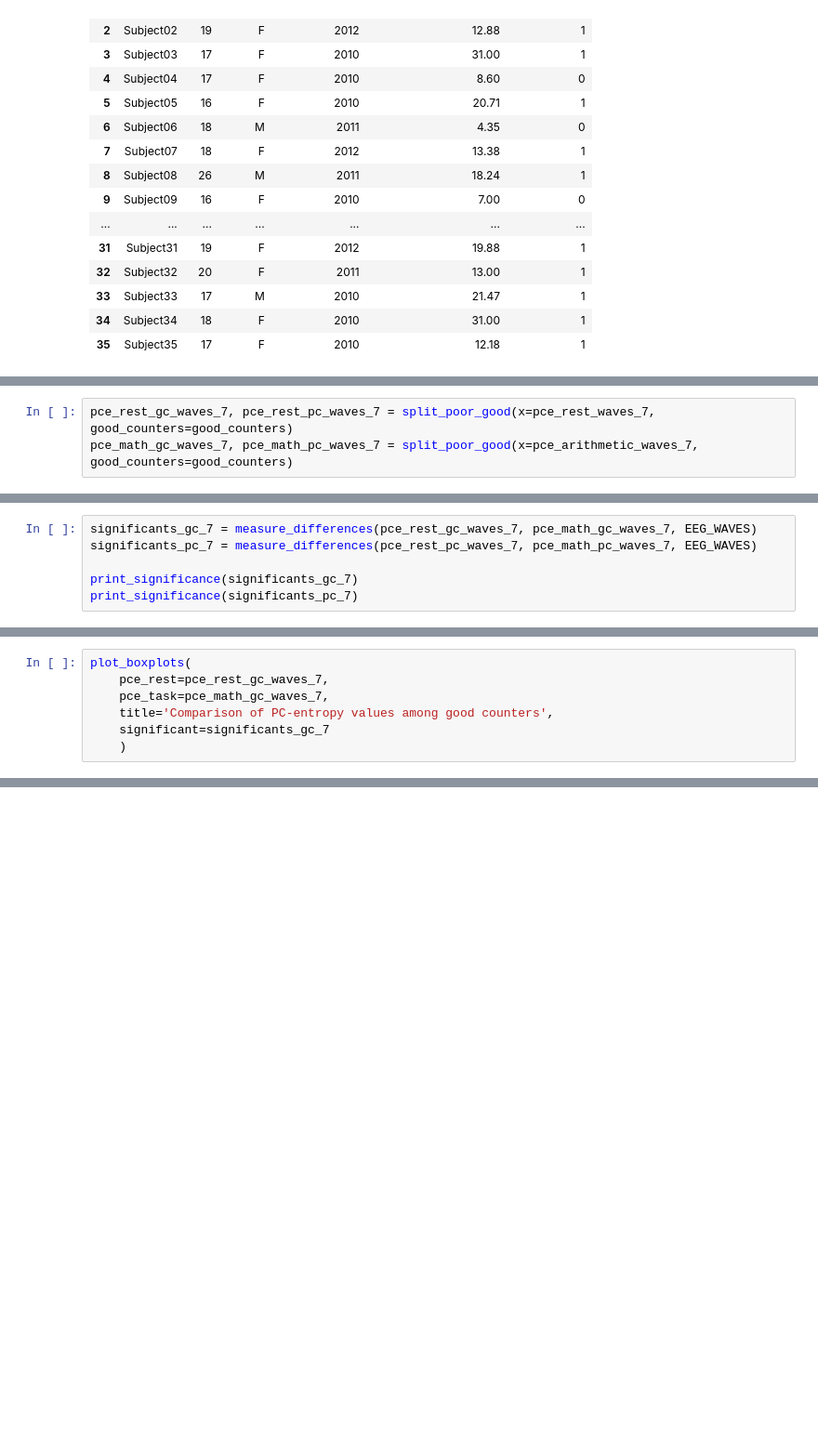
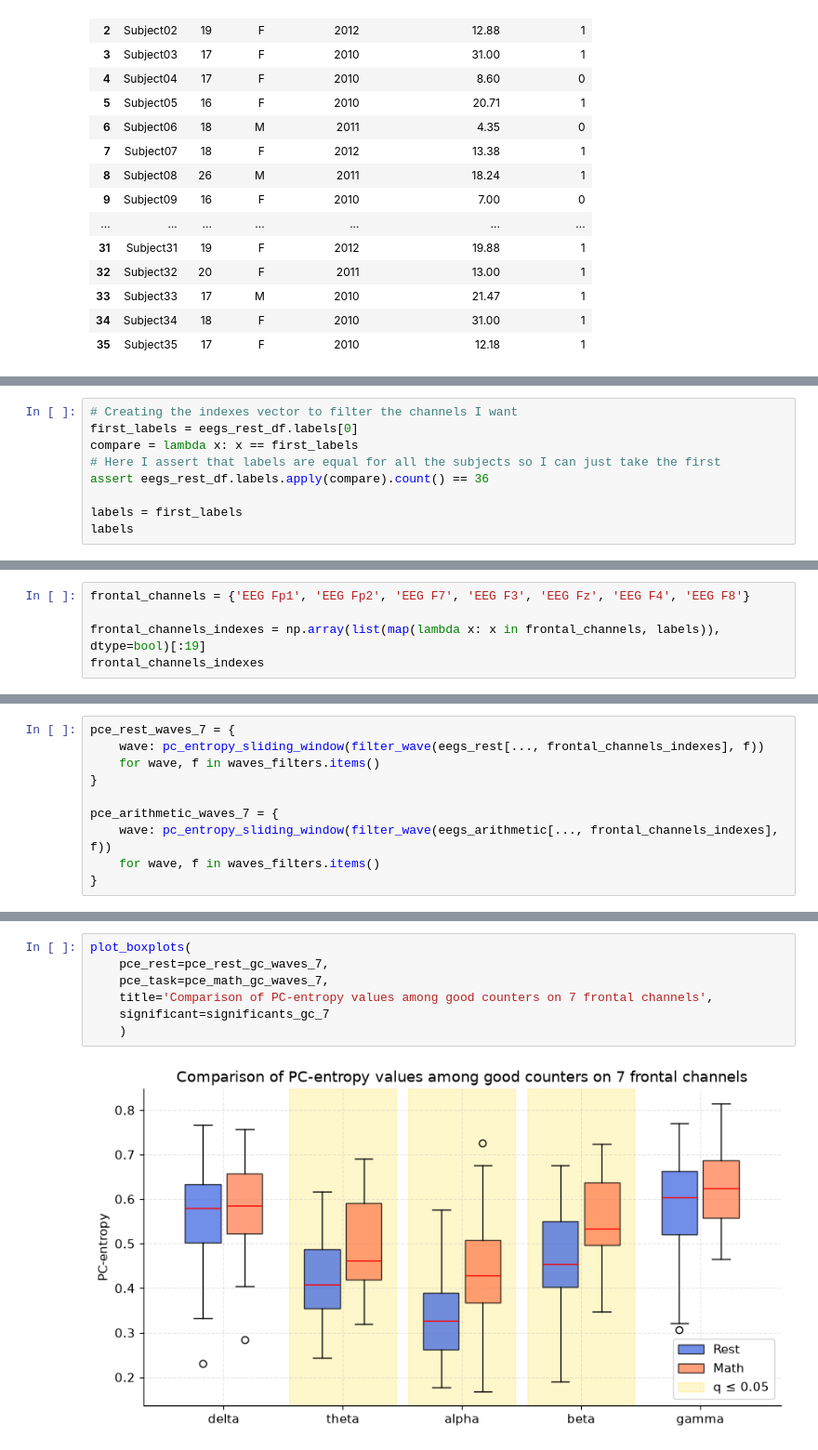
Before and after one commit to francodesource/principal-component-entropy, a Jupyter notebook: pce.ipynb, the cells around one changed output, grey strips where cells are left out. Shown at 93% size. Cells and saved outputs as stored; diff of their text form; blank space fills up the shorter version.

Commit message:
fix: selection of frontal channels

```diff
--- a/pce.ipynb
+++ b/pce.ipynb
@@ -758,3 +774,9 @@ pce_arithmetic_waves_7 = {
 # %%
-pce_rest_gc_waves_7, pce_rest_pc_waves_7 = split_poor_good(x=pce_rest_waves_7, good_counters=good_counters)
-pce_math_gc_waves_7, pce_math_pc_waves_7 = split_poor_good(x=pce_arithmetic_waves_7, good_counters=good_counters)
+# Creating the indexes vector to filter the channels I want
+first_labels = eegs_rest_df.labels[0]
+compare = lambda x: x == first_labels
+# Here I assert that labels are equal for all the subjects so I can just take the first
+assert eegs_rest_df.labels.apply(compare).count() == 36
+
+labels = first_labels
+labels
@@ -761,7 +801,6 @@ pce_math_gc_waves_7, pce_math_pc_waves_7 = split_poor_good(x=pce_arithmetic_wave
 # %%
-significants_gc_7 = measure_differences(pce_rest_gc_waves_7, pce_math_gc_waves_7, EEG_WAVES)
-significants_pc_7 = measure_differences(pce_rest_pc_waves_7, pce_math_pc_waves_7, EEG_WAVES)
+frontal_channels = {'EEG Fp1', 'EEG Fp2', 'EEG F7', 'EEG F3', 'EEG Fz', 'EEG F4', 'EEG F8'}
 
-print_significance(significants_gc_7)
-print_significance(significants_pc_7)
+frontal_channels_indexes = np.array(list(map(lambda x: x in frontal_channels, labels)), dtype=bool)[:19]
+frontal_channels_indexes
 # %% [output]
@@ -779,7 +810,10 @@ theta : p=0.0039, q=0.0195
 # %%
-plot_boxplots(
-    pce_rest=pce_rest_gc_waves_7,
-    pce_task=pce_math_gc_waves_7,
-    title='Comparison of PC-entropy values among good counters',
-    significant=significants_gc_7
-    )
+pce_rest_waves_7 = {
+    wave: pc_entropy_sliding_window(filter_wave(eegs_rest[..., frontal_channels_indexes], f))
+    for wave, f in waves_filters.items()
+}
+
+pce_arithmetic_waves_7 = {
+    wave: pc_entropy_sliding_window(filter_wave(eegs_arithmetic[..., frontal_channels_indexes], f))
+    for wave, f in waves_filters.items()
+}
@@ -796,0 +841,9 @@ plot_boxplots(
+# %%
+plot_boxplots(
+    pce_rest=pce_rest_gc_waves_7,
+    pce_task=pce_math_gc_waves_7,
+    title='Comparison of PC-entropy values among good counters on 7 frontal channels',
+    significant=significants_gc_7
+    )
+# %% [output]
+[figure, added]
```
Also changed, not shown: parts of 30 cells of this notebook.
